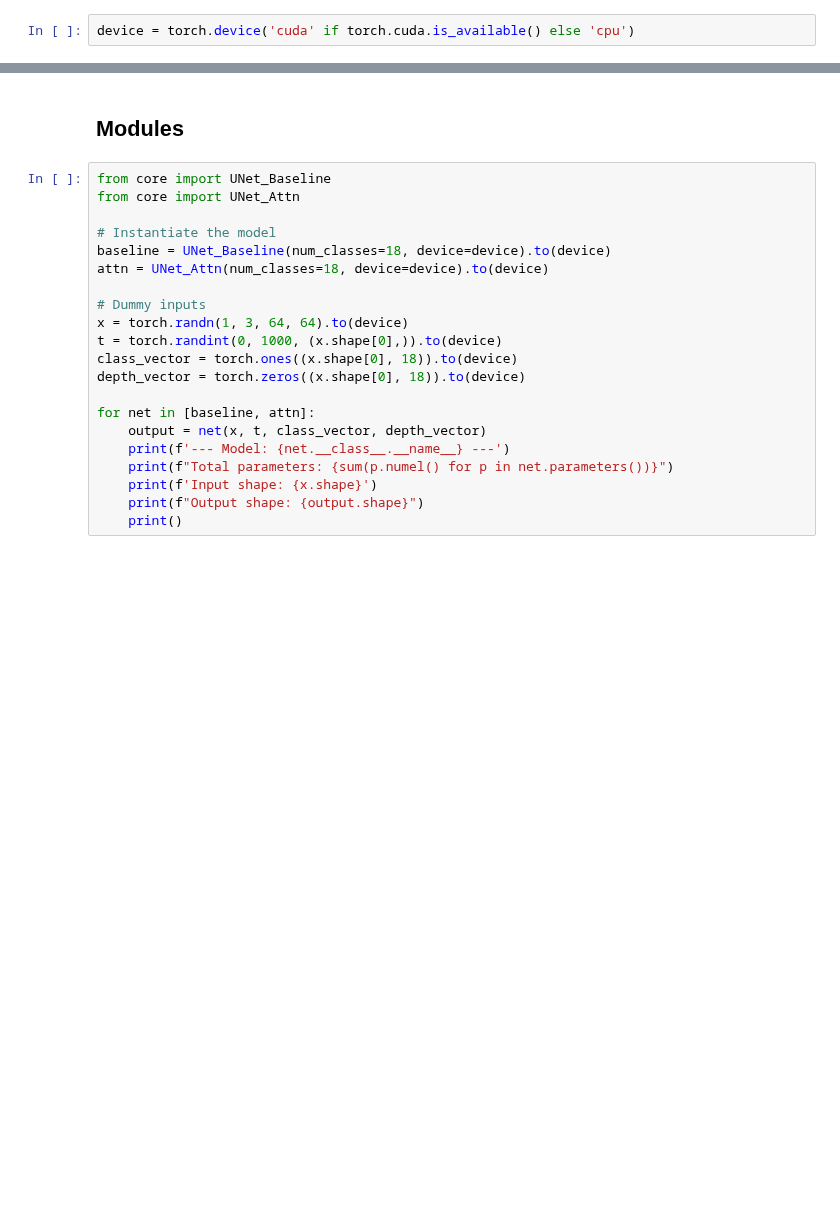
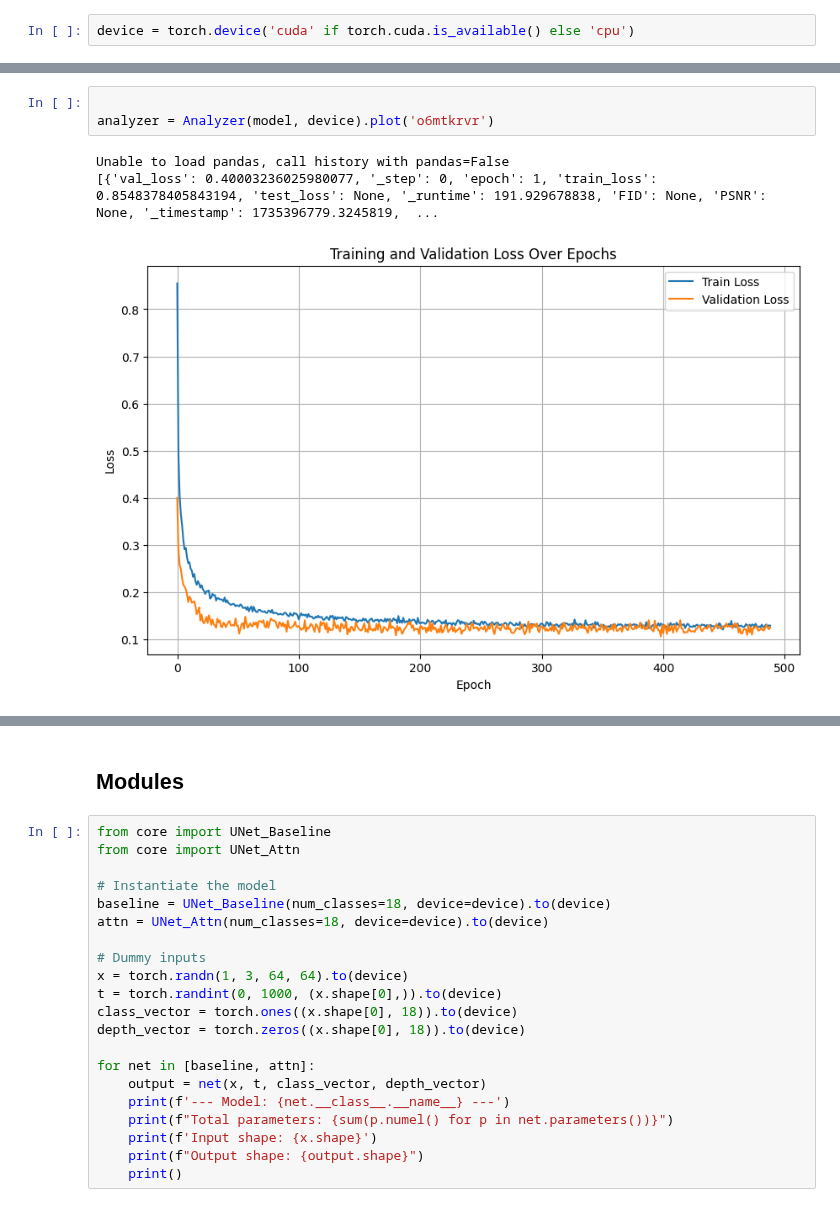
Before and after one commit to okaynils/fhnw-ds-vdl, a Jupyter notebook: notebook.ipynb, the cells around one changed output, grey strips where cells are left out. Drawn from its saved outputs; the diff is of its cells as text; blank space fills up the shorter version.

Commit message:
added first analyzer draft

```diff
--- a/notebook.ipynb
+++ b/notebook.ipynb
@@ -58,0 +89,7 @@ device = torch.device('cuda' if torch.cuda.is_available() else 'cpu')
+# %%
+
+analyzer = Analyzer(model, device).plot('o6mtkrvr')
+# %% [output]
+Unable to load pandas, call history with pandas=False
+[{'val_loss': 0.40003236025980077, '_step': 0, 'epoch': 1, 'train_loss': 0.8548378405843194, 'test_loss': None, '_runtime': 191.929678838, 'FID': None, 'PSNR': None, '_timestamp': 1735396779.3245819,  ...
+[figure, added]
```
Also changed, not shown: parts of 7 cells of this notebook, 1 other file.
